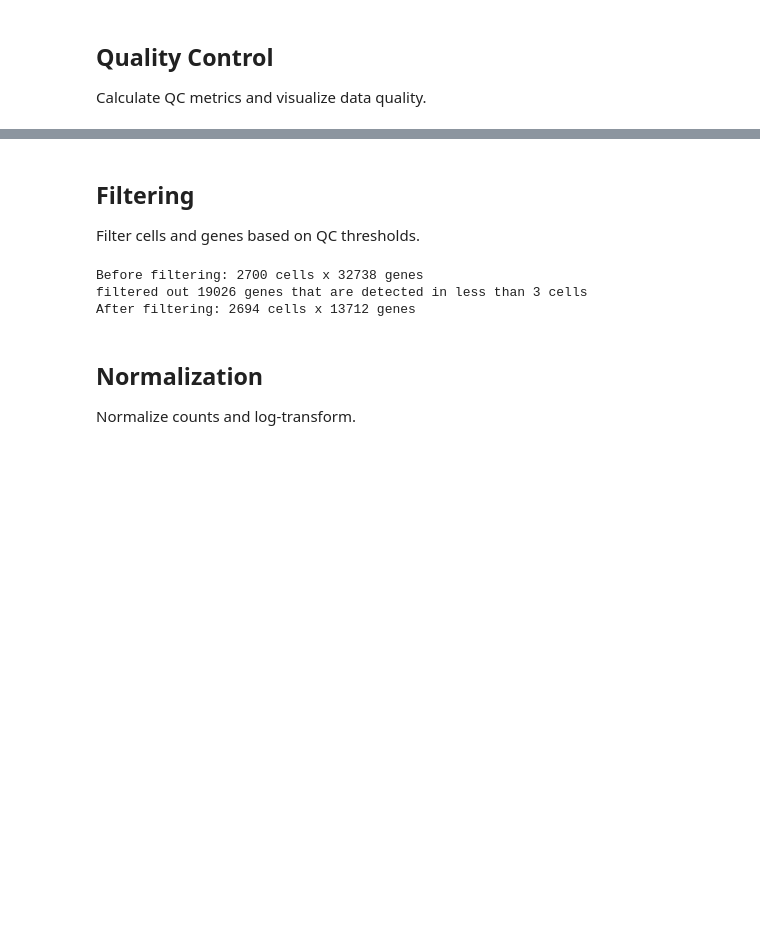
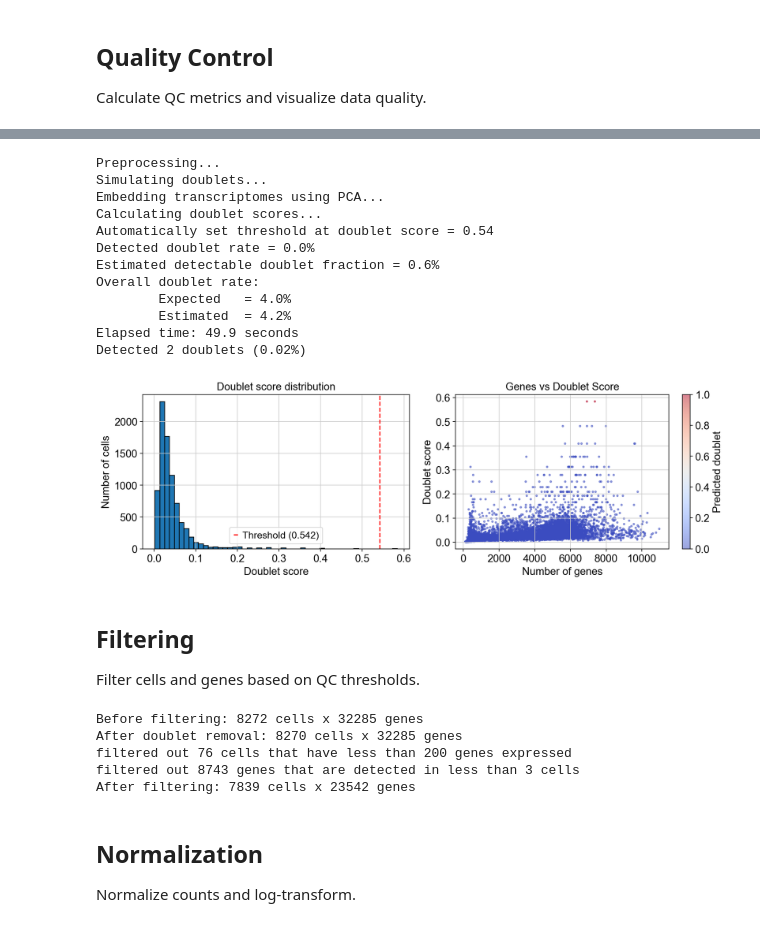
Before and after one commit to gthornes/FLUXestimatorGT, a Jupyter notebook: notebooks/01_preprocessing.ipynb, the cells around one changed output, grey strips where cells are left out. Saved outputs shown, nothing was run; the diff lists cells and outputs as text; code cells hidden in the pictures; blank space fills up the shorter version.

```diff
--- a/notebooks/01_preprocessing.ipynb
+++ b/notebooks/01_preprocessing.ipynb
@@ -127,3 +156,56 @@ plt.show()
+# %%
+import scrublet as scr
+
+# Run Scrublet
+scrub = scr.Scrublet(adata.X, expected_doublet_rate=config['quality_control']['doublet_rate'])
+doublet_scores, predicted_doublets = scrub.scrub_doublets(
+    min_counts=2,
+    min_cells=3,
+    min_gene_variability_pctl=85,
+    n_prin_comps=30
+)
+
+# Add results to adata
+adata.obs['doublet_score'] = doublet_scores
+adata.obs['predicted_doublet'] = predicted_doublets
+
+print(f"Detected {predicted_doublets.sum()} doublets ({100 * predicted_doublets.sum() / len(predicted_doublets):.2f}%)")
+
+# Visualize doublet scores
+fig, axes = plt.subplots(1, 2, figsize=(12, 4))
+
+# Histogram of doublet scores
+axes[0].hist(doublet_scores, bins=50, edgecolor='black')
+axes[0].set_xlabel('Doublet score')
+axes[0].set_ylabel('Number of cells')
+axes[0].set_title('Doublet score distribution')
+axes[0].axvline(scrub.threshold_, color='r', linestyle='--', label=f'Threshold ({scrub.threshold_:.3f})')
+axes[0].legend()
+
+# Doublet scores vs gene count
+scatter = axes[1].scatter(adata.obs['n_genes_by_counts'], doublet_scores,
+                          c=predicted_doublets, cmap='coolwarm', s=5, alpha=0.5)
+axes[1].set_xlabel('Number of genes')
+axes[1].set_ylabel('Doublet score')
+axes[1].set_title('Genes vs Doublet Score')
+plt.colorbar(scatter, ax=axes[1], label='Predicted doublet')
+
+plt.tight_layout()
+plt.show()
+# %% [output]
+Preprocessing...
+Simulating doublets...
+Embedding transcriptomes using PCA...
+Calculating doublet scores...
+Automatically set threshold at doublet score = 0.54
+Detected doublet rate = 0.0%
+Estimated detectable doublet fraction = 0.6%
+Overall doublet rate:
+        Expected   = 4.0%
+        Estimated  = 4.2%
+Elapsed time: 49.9 seconds
+Detected 2 doublets (0.02%)
+[figure, added]
 # %% [markdown]
 ## Filtering
 
@@ -131,9 +213,16 @@ Filter cells and genes based on QC thresholds.
 # %%
 print(f"Before filtering: {adata.shape[0]} cells x {adata.shape[1]} genes")
 
-# Filter cells
+# Filter doublets if enabled in config and doublet detection was run
+if config['quality_control']['filter_doublets']:
+    if 'predicted_doublet' in adata.obs.columns:
+        adata = adata[~adata.obs['predicted_doublet'], :].copy()
+        print(f"After doublet removal: {adata.shape[0]} cells x {adata.shape[1]} genes")
+    else:
+        print("Warning: Doublet detection not run. Run the doublet detection cell first.")
+
+# Filter cells by gene count
 sc.pp.filter_cells(adata, min_genes=config['preprocessing']['min_genes_per_cell'])
-sc.pp.filter_cells(adata, max_genes=config['preprocessing']['max_genes_per_cell'])
 
 # Filter based on mitochondrial content
 adata = adata[adata.obs['pct_counts_mt'] < config['preprocessing']['max_mito_percent'], :].copy()
@@ -143,9 +232,11 @@ sc.pp.filter_genes(adata, min_cells=config['preprocessing']['min_cells_per_gene'
 
 print(f"After filtering: {adata.shape[0]} cells x {adata.shape[1]} genes")
 # %% [output]
-Before filtering: 2700 cells x 32738 genes
-filtered out 19026 genes that are detected in less than 3 cells
-After filtering: 2694 cells x 13712 genes
+Before filtering: 8272 cells x 32285 genes
+After doublet removal: 8270 cells x 32285 genes
+filtered out 76 cells that have less than 200 genes expressed
+filtered out 8743 genes that are detected in less than 3 cells
+After filtering: 7839 cells x 23542 genes
 # %% [markdown]
 ## Normalization
 
```
Also changed, not shown: parts of 12 cells of this notebook, 4 other files.
